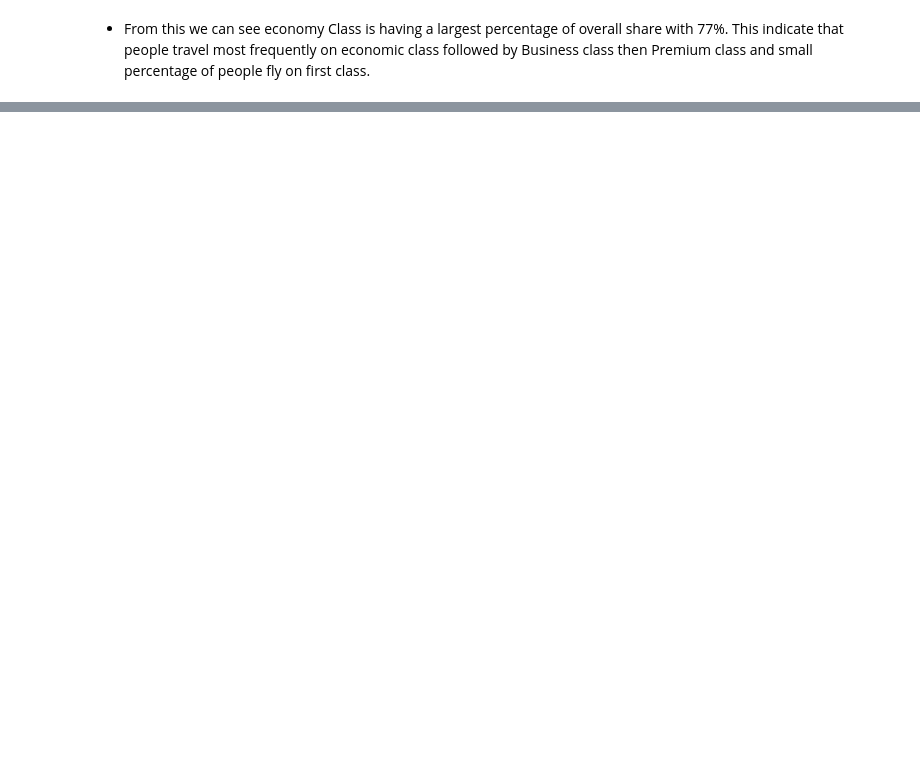
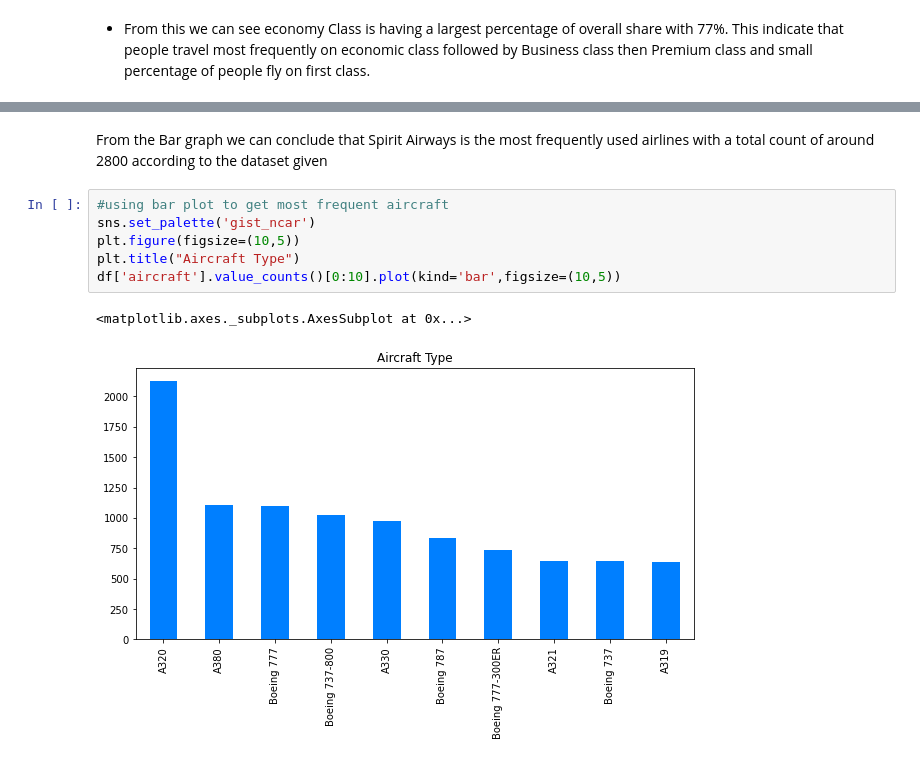
Before and after one commit to Shrez7961/Airline-Passenger-Referral-Prediction, a Jupyter notebook: Airline_Passenger_Referral_Prediction_ShreyasM_Final.ipynb, the cells around one changed output, grey strips where cells are left out. Drawn from its saved outputs; the diff is of its cells as text; blank space fills up the shorter version.

```diff
--- a/Airline_Passenger_Referral_Prediction_ShreyasM_Final.ipynb
+++ b/Airline_Passenger_Referral_Prediction_ShreyasM_Final.ipynb
@@ -237,0 +240,12 @@ df['airline'].value_counts()[0:6].plot(kind='bar',figsize=(10,5))
+# %% [markdown]
+
+From the Bar graph we can conclude that Spirit Airways is the most frequently used airlines with a total count of around 2800 according to the dataset given
+# %%
+#using bar plot to get most frequent aircraft
+sns.set_palette('gist_ncar')
+plt.figure(figsize=(10,5))
+plt.title("Aircraft Type")
+df['aircraft'].value_counts()[0:10].plot(kind='bar',figsize=(10,5))
+# %% [output]
+<matplotlib.axes._subplots.AxesSubplot at 0x...>
+[figure, added]
```
Also changed, not shown: parts of 12 cells of this notebook.
